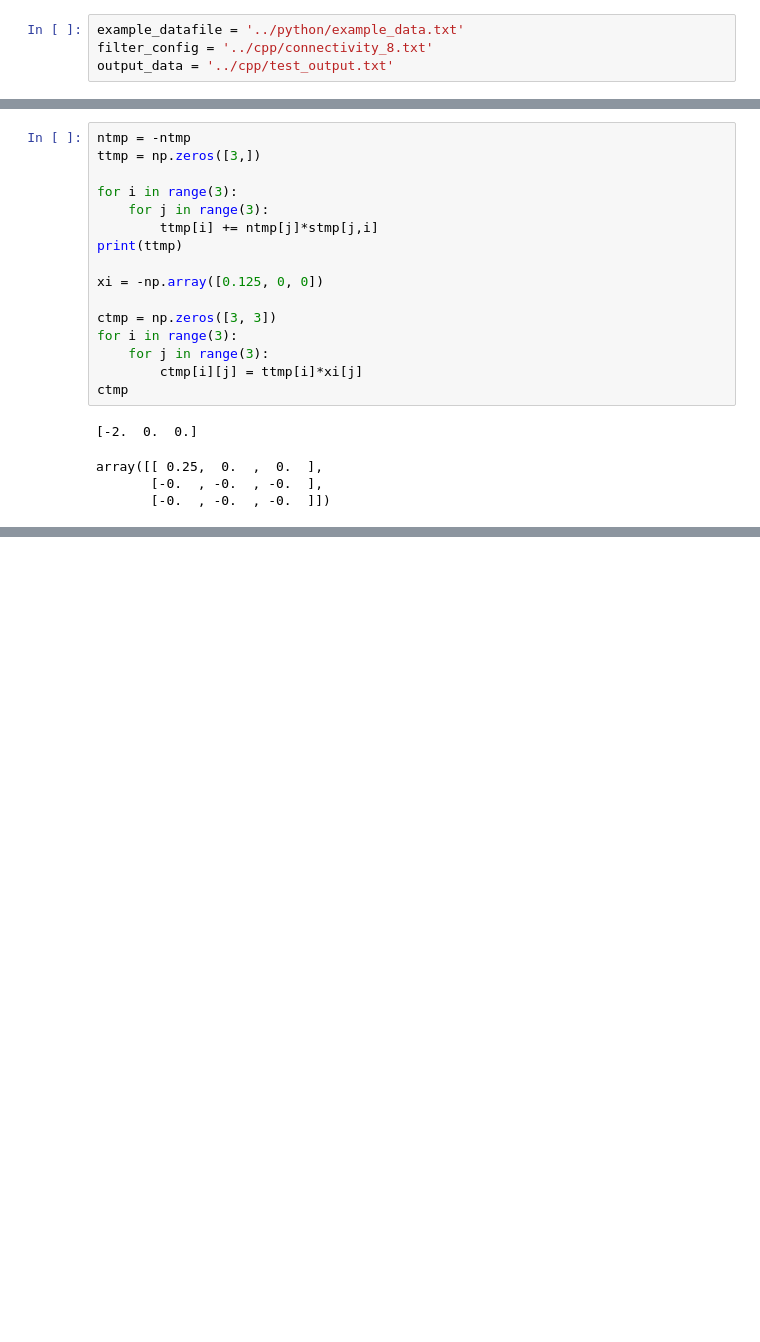
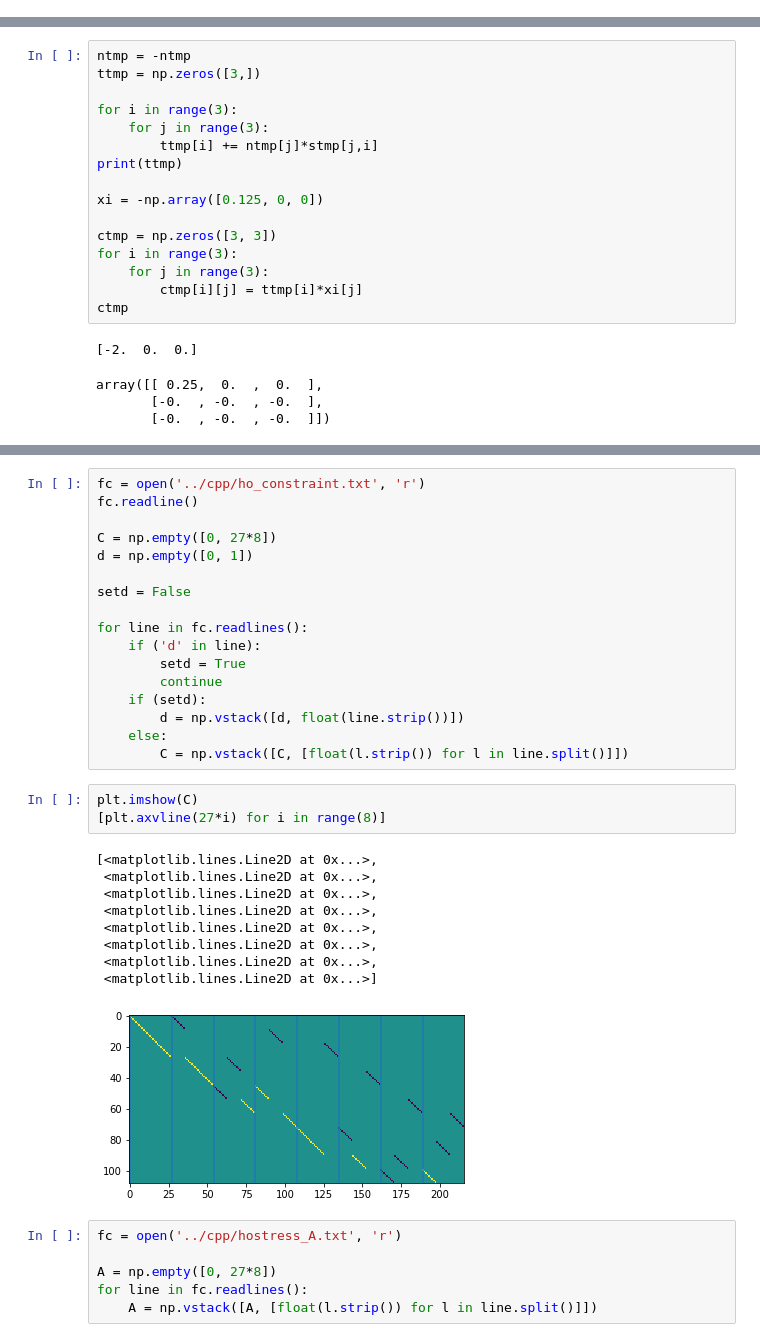
Before and after one commit to lanl/tardigrade-overlap-coupling, a Jupyter notebook: src/python/generate_example_data.ipynb, the cells around one changed output, grey strips where cells are left out. Cells and saved outputs as stored; diff of their text form; blank space fills up the shorter version.

```diff
--- a/src/python/generate_example_data.ipynb
+++ b/src/python/generate_example_data.ipynb
@@ -11,7 +11,3 @@ from importlib import reload
 import scipy.stats as stats
 
 %matplotlib inline
-# %%
-example_datafile = '../python/example_data.txt'
-filter_config = '../cpp/connectivity_8.txt'
-output_data = '../cpp/test_output.txt'
@@ -351,0 +581,36 @@ array([[ 0.25,  0.  ,  0.  ],
+# %%
+fc = open('../cpp/ho_constraint.txt', 'r')
+fc.readline()
+
+C = np.empty([0, 27*8])
+d = np.empty([0, 1])
+
+setd = False
+
+for line in fc.readlines():
+    if ('d' in line):
+        setd = True
+        continue
+    if (setd):
+        d = np.vstack([d, float(line.strip())])
+    else:
+        C = np.vstack([C, [float(l.strip()) for l in line.split()]])
+# %%
+plt.imshow(C)
+[plt.axvline(27*i) for i in range(8)]
+# %% [output]
+[<matplotlib.lines.Line2D at 0x...>,
+ <matplotlib.lines.Line2D at 0x...>,
+ <matplotlib.lines.Line2D at 0x...>,
+ <matplotlib.lines.Line2D at 0x...>,
+ <matplotlib.lines.Line2D at 0x...>,
+ <matplotlib.lines.Line2D at 0x...>,
+ <matplotlib.lines.Line2D at 0x...>,
+ <matplotlib.lines.Line2D at 0x...>]
+[figure, added]
+# %%
+fc = open('../cpp/hostress_A.txt', 'r')
+
+A = np.empty([0, 27*8])
+for line in fc.readlines():
+    A = np.vstack([A, [float(l.strip()) for l in line.split()]])
```
Also changed, not shown: parts of 30 cells of this notebook, 12 other files.
